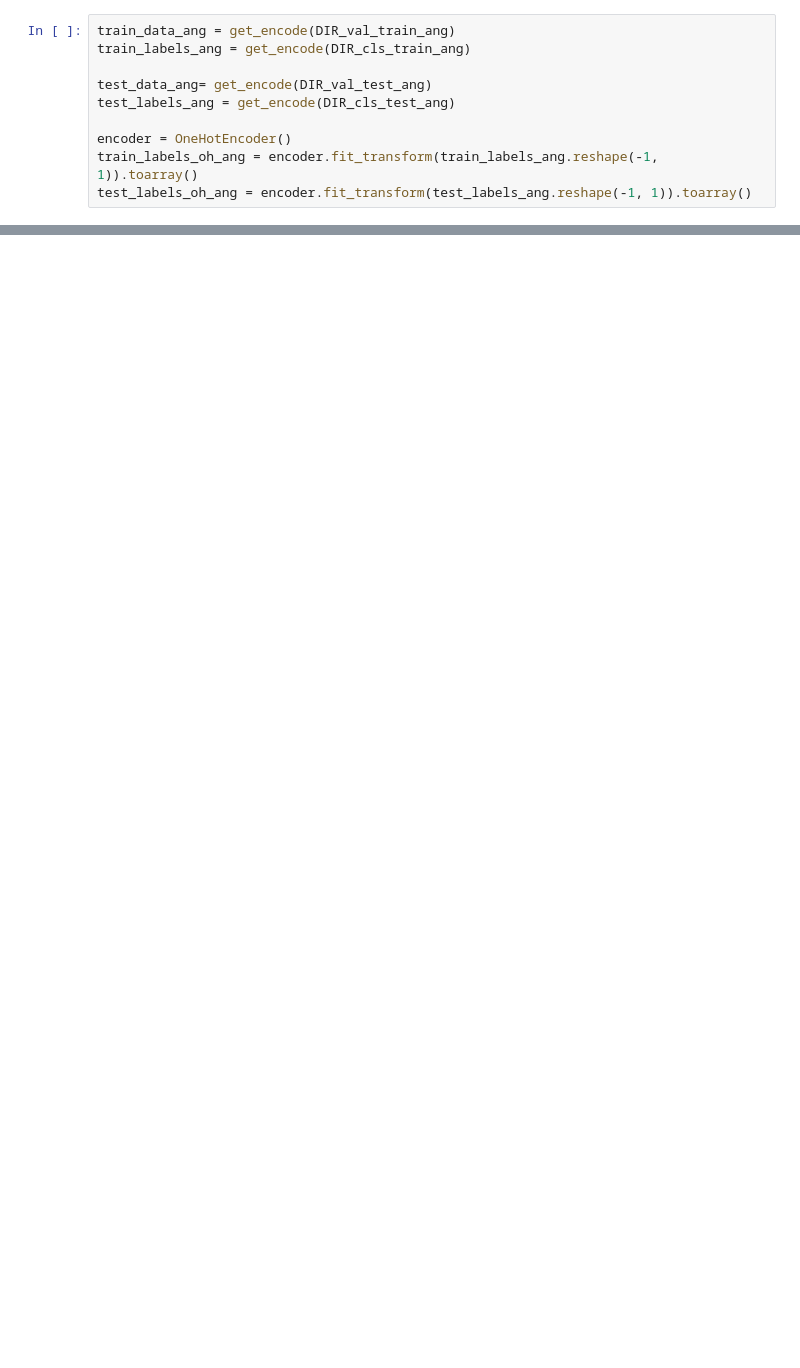
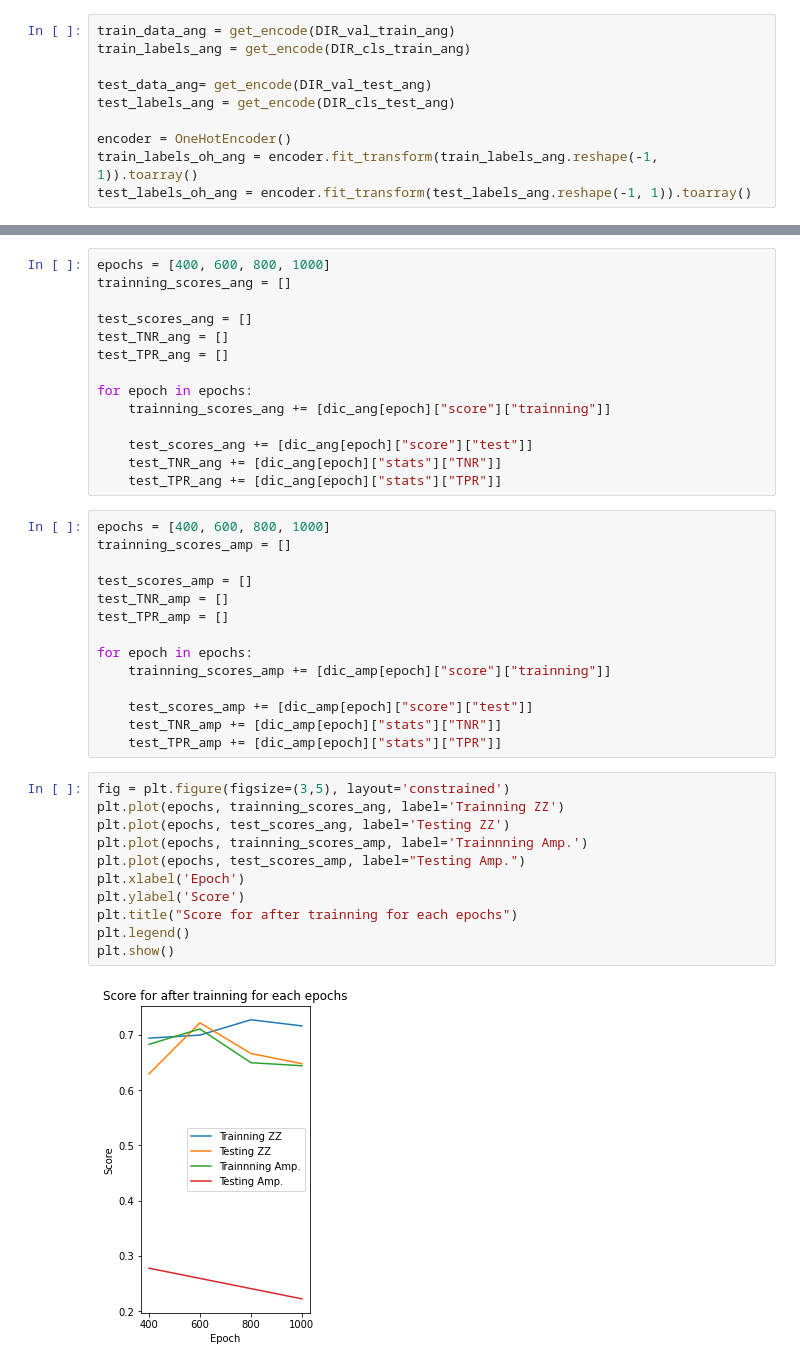
Before and after one commit to mArcio-Lmano/Ciencia-de-Dados-Quant-2121, a Jupyter notebook: VQC_CE.ipynb, the cells around one changed output, grey strips where cells are left out. Saved outputs shown, nothing was run; the diff lists cells and outputs as text; blank space fills up the shorter version.

```diff
--- a/VQC_CE.ipynb
+++ b/VQC_CE.ipynb
@@ -154,0 +318,41 @@ vqc.score(test_data_ang, test_labels_oh_ang)
+# %%
+epochs = [400, 600, 800, 1000]
+trainning_scores_ang = []
+
+test_scores_ang = []
+test_TNR_ang = []
+test_TPR_ang = []
+
+for epoch in epochs:
+    trainning_scores_ang += [dic_ang[epoch]["score"]["trainning"]]
+
+    test_scores_ang += [dic_ang[epoch]["score"]["test"]]
+    test_TNR_ang += [dic_ang[epoch]["stats"]["TNR"]]
+    test_TPR_ang += [dic_ang[epoch]["stats"]["TPR"]]
+# %%
+epochs = [400, 600, 800, 1000]
+trainning_scores_amp = []
+
+test_scores_amp = []
+test_TNR_amp = []
+test_TPR_amp = []
+
+for epoch in epochs:
+    trainning_scores_amp += [dic_amp[epoch]["score"]["trainning"]]
+
+    test_scores_amp += [dic_amp[epoch]["score"]["test"]]
+    test_TNR_amp += [dic_amp[epoch]["stats"]["TNR"]]
+    test_TPR_amp += [dic_amp[epoch]["stats"]["TPR"]]
+# %%
+fig = plt.figure(figsize=(3,5), layout='constrained')
+plt.plot(epochs, trainning_scores_ang, label='Trainning ZZ')
+plt.plot(epochs, test_scores_ang, label='Testing ZZ')
+plt.plot(epochs, trainning_scores_amp, label='Trainnning Amp.')
+plt.plot(epochs, test_scores_amp, label="Testing Amp.")
+plt.xlabel('Epoch')
+plt.ylabel('Score')
+plt.title("Score for after trainning for each epochs")
+plt.legend()
+plt.show()
+# %% [output]
+[figure, added]
```
Also changed, not shown: parts of 16 cells of this notebook, 2 other files.
